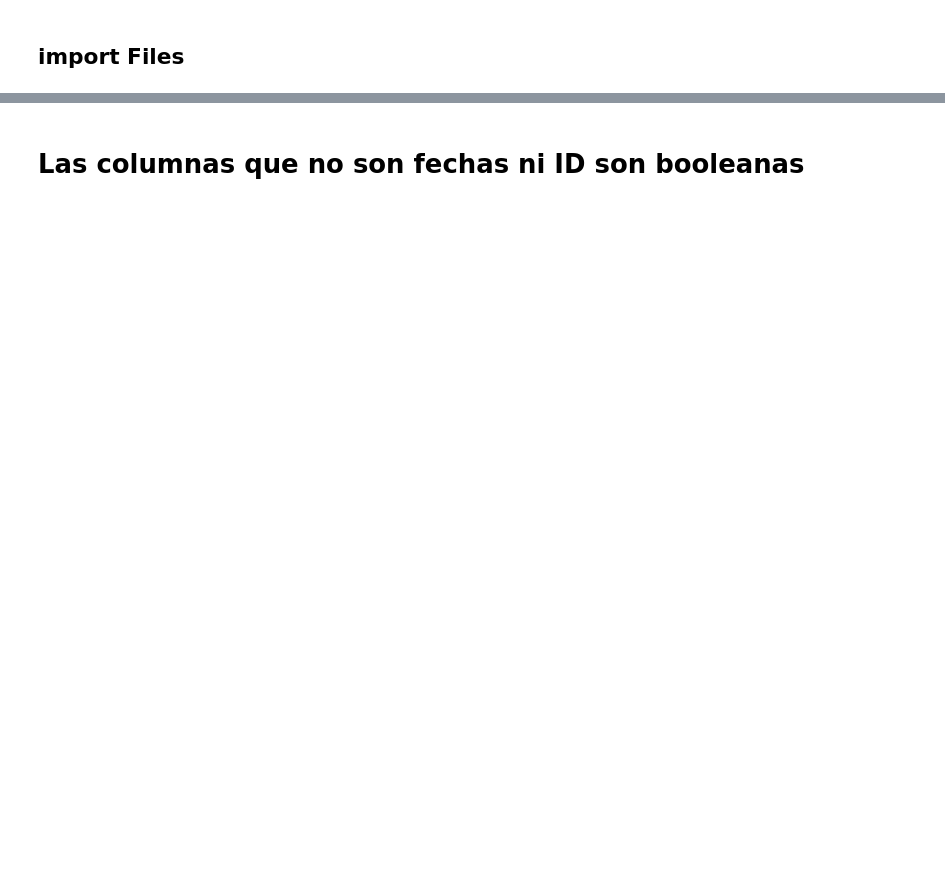
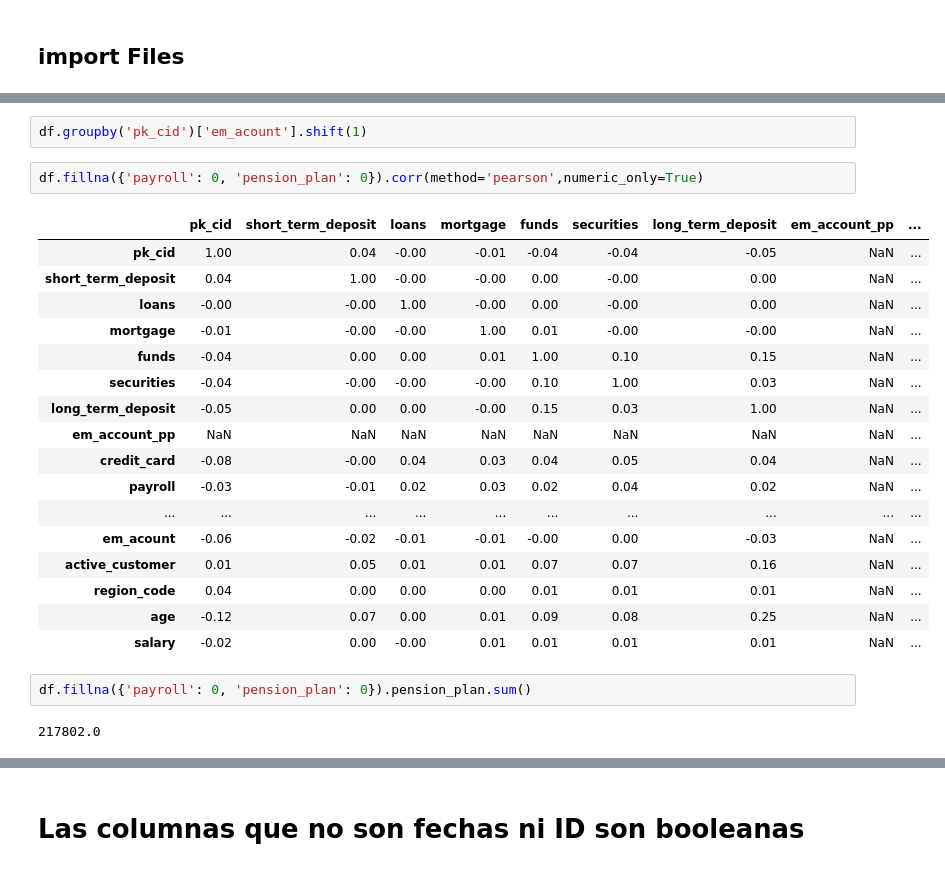
Before and after one commit to jascicz/easy_money_Project, a Jupyter notebook: jorge-Proyecto.ipynb, the cells around one changed output, grey strips where cells are left out. Cells and saved outputs as stored; diff of their text form; blank space fills up the shorter version.

```diff
--- a/jorge-Proyecto.ipynb
+++ b/jorge-Proyecto.ipynb
@@ -136,0 +369,26 @@ products['pk_partition'].nunique()
+# %%
+df.groupby('pk_cid')['em_acount'].shift(1)
+# %%
+df.fillna({'payroll': 0, 'pension_plan': 0}).corr(method='pearson',numeric_only=True)
+# %% [output]
+|  | pk_cid | short_term_deposit | loans | mortgage | funds | securities | long_term_deposit | em_account_pp | ... |
+| pk_cid | 1.00 | 0.04 | -0.00 | -0.01 | -0.04 | -0.04 | -0.05 | NaN | ... |
+| short_term_deposit | 0.04 | 1.00 | -0.00 | -0.00 | 0.00 | -0.00 | 0.00 | NaN | ... |
+| loans | -0.00 | -0.00 | 1.00 | -0.00 | 0.00 | -0.00 | 0.00 | NaN | ... |
+| mortgage | -0.01 | -0.00 | -0.00 | 1.00 | 0.01 | -0.00 | -0.00 | NaN | ... |
+| funds | -0.04 | 0.00 | 0.00 | 0.01 | 1.00 | 0.10 | 0.15 | NaN | ... |
+| securities | -0.04 | -0.00 | -0.00 | -0.00 | 0.10 | 1.00 | 0.03 | NaN | ... |
+| long_term_deposit | -0.05 | 0.00 | 0.00 | -0.00 | 0.15 | 0.03 | 1.00 | NaN | ... |
+| em_account_pp | NaN | NaN | NaN | NaN | NaN | NaN | NaN | NaN | ... |
+| credit_card | -0.08 | -0.00 | 0.04 | 0.03 | 0.04 | 0.05 | 0.04 | NaN | ... |
+| payroll | -0.03 | -0.01 | 0.02 | 0.03 | 0.02 | 0.04 | 0.02 | NaN | ... |
+| ... | ... | ... | ... | ... | ... | ... | ... | ... | ... |
+| em_acount | -0.06 | -0.02 | -0.01 | -0.01 | -0.00 | 0.00 | -0.03 | NaN | ... |
+| active_customer | 0.01 | 0.05 | 0.01 | 0.01 | 0.07 | 0.07 | 0.16 | NaN | ... |
+| region_code | 0.04 | 0.00 | 0.00 | 0.00 | 0.01 | 0.01 | 0.01 | NaN | ... |
+| age | -0.12 | 0.07 | 0.00 | 0.01 | 0.09 | 0.08 | 0.25 | NaN | ... |
+| salary | -0.02 | 0.00 | -0.00 | 0.01 | 0.01 | 0.01 | 0.01 | NaN | ... |
+# %%
+df.fillna({'payroll': 0, 'pension_plan': 0}).pension_plan.sum()
+# %% [output]
+217802.0
```
Also changed, not shown: parts of 63 cells of this notebook.
